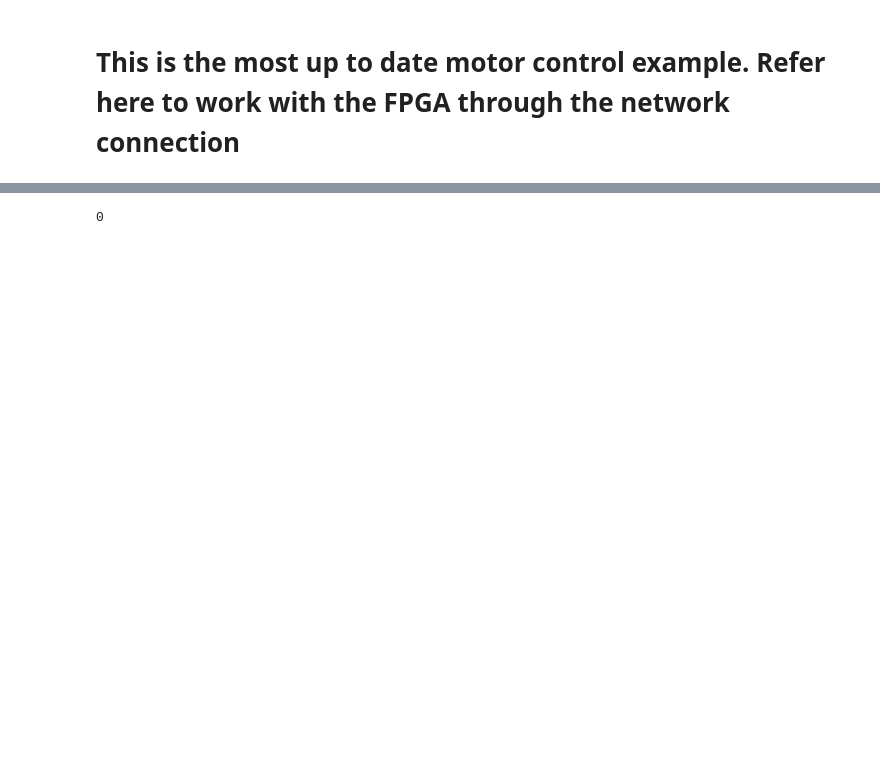
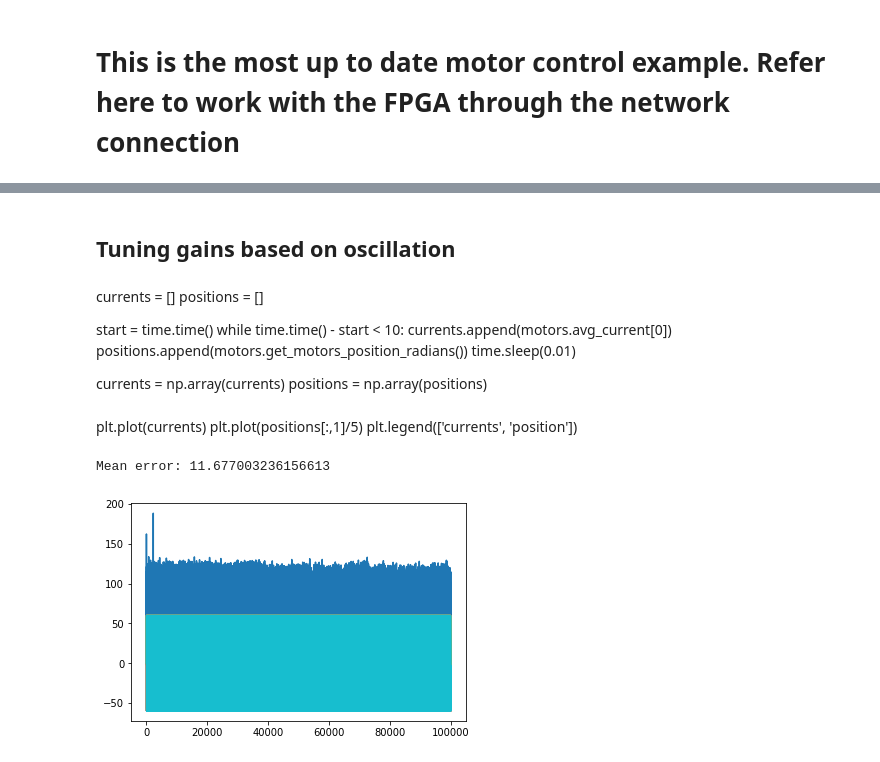
Before and after one commit to dimitriSchreiber/robotPathPlanning, a Jupyter notebook: kinematics_controls/notebooks/hydraulicProfiling.ipynb, the cells around one changed output, grey strips where cells are left out. Cells and saved outputs as stored; diff of their text form; code cells hidden in the pictures; blank space fills up the shorter version.

```diff
--- a/kinematics_controls/notebooks/hydraulicProfiling.ipynb
+++ b/kinematics_controls/notebooks/hydraulicProfiling.ipynb
@@ -37,15 +82,55 @@ Arming motors
+# %% [markdown]
+## Tuning gains based on oscillation
+# %% [markdown]
+currents = []
+positions = []
+
+start = time.time()
+while time.time() - start < 10:
+    currents.append(motors.avg_current[0])
+    positions.append(motors.get_motors_position_radians())
+    time.sleep(0.01)
+
+currents = np.array(currents)
+positions = np.array(positions)
+# %% [markdown]
+plt.plot(currents)
+plt.plot(positions[:,1]/5)
+plt.legend(['currents', 'position'])
+# %%
+dt = 0.01
+runtime = 1000
+num_elements = int(runtime/dt)
+setpoints = np.zeros((num_elements, 8))
+frequency = 1
+for i in range(num_elements):
+    setpoints[i,:] = (np.ones(8) * np.sin(i*dt*2*pi*frequency)*3.14/3)
+
+
+start_time = time.time()
+
+currents_mA = []
+counts = []
+for i in range(num_elements):
+    current_time = time.time()
+    #print(enc_position)
+    setpoint = setpoints[i]
+    motors.command_motors_radians(setpoint)
+    currents_mA.append(1000*motors.avg_current)
+    counts.append(motors.get_motors_position_radians())
+    time.sleep(dt)
+
+motors.run_trajectory(np.zeros(8), velocity)
+
+currents_mA = np.array(currents_mA)
+counts = np.array(counts)
+plt.plot(currents_mA[:,0])
+plt.plot(counts[:,1]*180/np.pi)
+plt.plot(setpoints*180/np.pi)
+
+print('Mean error: {}'.format(np.mean(np.abs(counts[:,1]-setpoints[:,1]))*180/np.pi))
+# %% [output]
+Mean error: 11.677003236156613
+[figure, added]
 # %%
 motors.tcp_close()
-# %%
-setpoints = np.zeros(8)#np.ones(8)*3.14/8
-setpoints[6] = np.pi*8
-velocity = np.ones(8)*np.pi*8
-dt = 0.005
-runtime = 1
-num_elements = int(runtime/dt)
-frequency = 0.5
-
-motors.run_trajectory(setpoints, velocity)
-motors.run_trajectory(np.zeros(8), velocity)
-# %% [output]
-0
```
Also changed, not shown: parts of 7 cells of this notebook, 15 other files.
